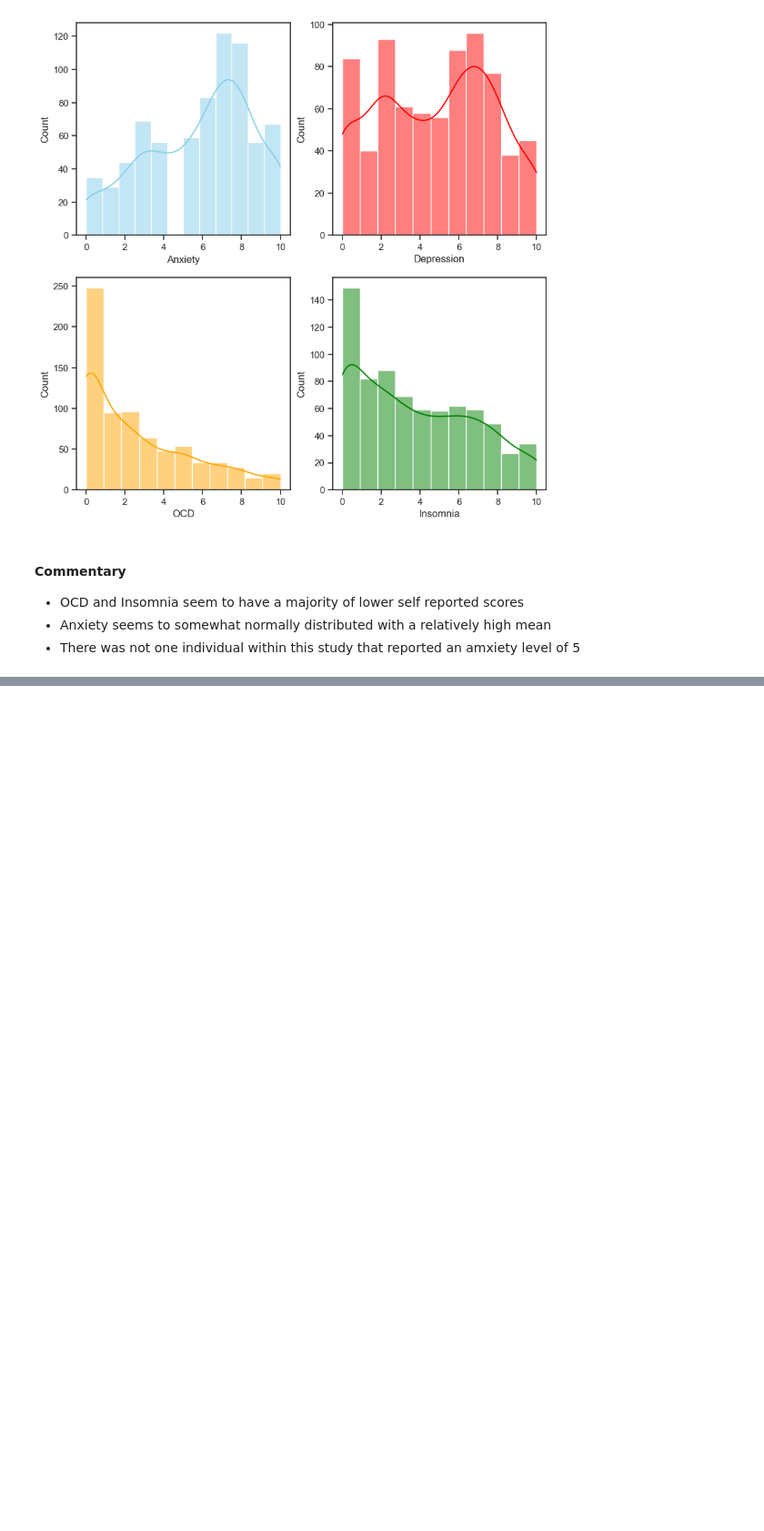
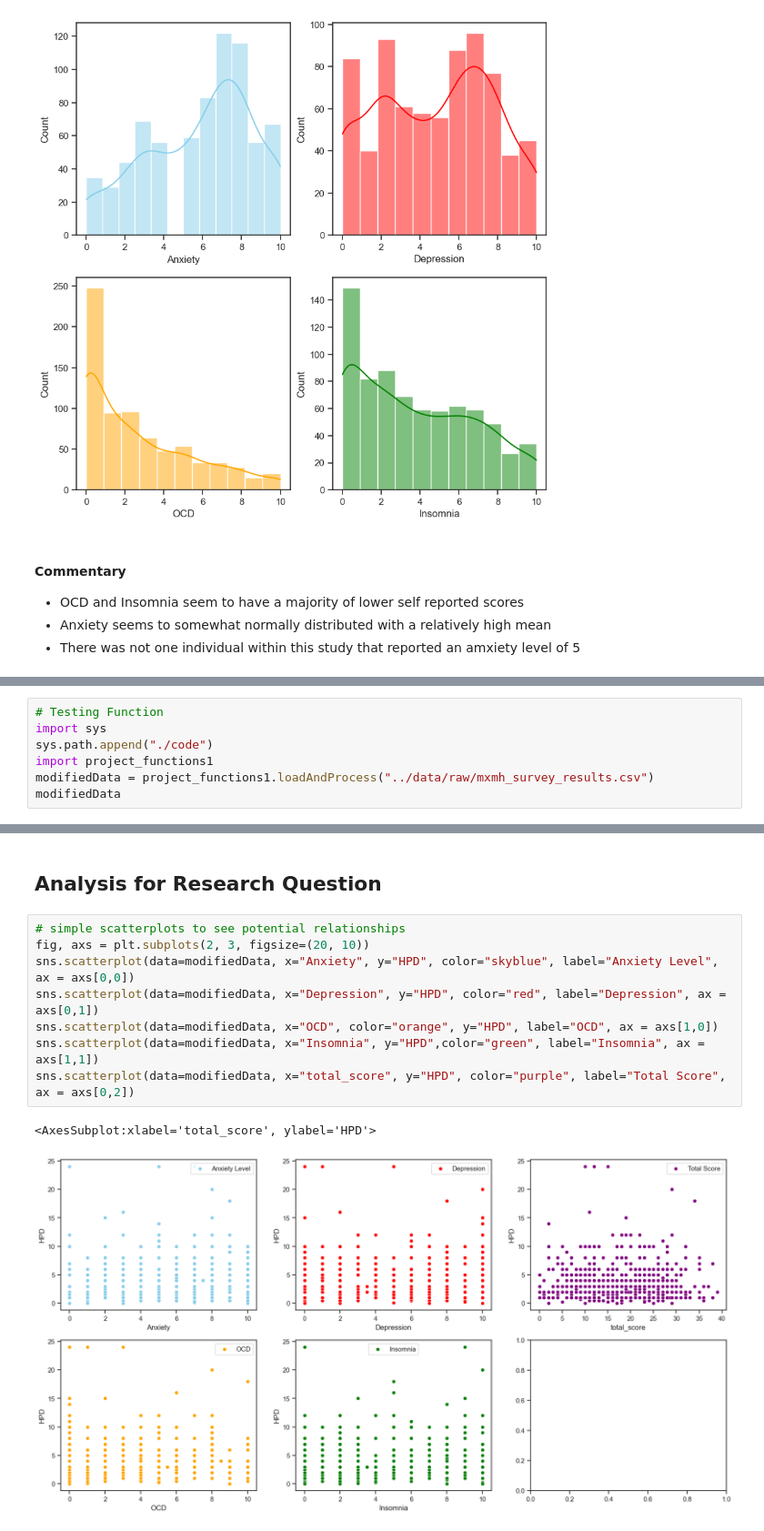
Before and after one commit to ubco-W2022T2-data301/project-group29, a Jupyter notebook: analysis/analysis1.ipynb, the cells around one changed output, grey strips where cells are left out. Shown: that part at 91% size. Cells and saved outputs as stored; diff of their text form; blank space fills up the shorter version.

Commit message:
Finished Tasks 1 and 2, and made the first plot for Task 3

```diff
--- a/analysis/analysis1.ipynb
+++ b/analysis/analysis1.ipynb
@@ -98,0 +199,7 @@ plt.show()
+# %%
+# Testing Function
+import sys
+sys.path.append("./code")
+import project_functions1
+modifiedData = project_functions1.loadAndProcess("../data/raw/mxmh_survey_results.csv")
+modifiedData
@@ -98,0 +220,13 @@ plt.show()
+# %% [markdown]
+## Analysis for Research Question
+# %%
+# simple scatterplots to see potential relationships
+fig, axs = plt.subplots(2, 3, figsize=(20, 10))
+sns.scatterplot(data=modifiedData, x="Anxiety", y="HPD", color="skyblue", label="Anxiety Level", ax = axs[0,0])
+sns.scatterplot(data=modifiedData, x="Depression", y="HPD", color="red", label="Depression", ax = axs[0,1])
+sns.scatterplot(data=modifiedData, x="OCD", color="orange", y="HPD", label="OCD", ax = axs[1,0])
+sns.scatterplot(data=modifiedData, x="Insomnia", y="HPD",color="green", label="Insomnia", ax = axs[1,1])
+sns.scatterplot(data=modifiedData, x="total_score", y="HPD", color="purple", label="Total Score", ax = axs[0,2])
+# %% [output]
+<AxesSubplot:xlabel='total_score', ylabel='HPD'>
+[figure, added]
```
Also changed, not shown: parts of 6 cells of this notebook, 2 other files.
